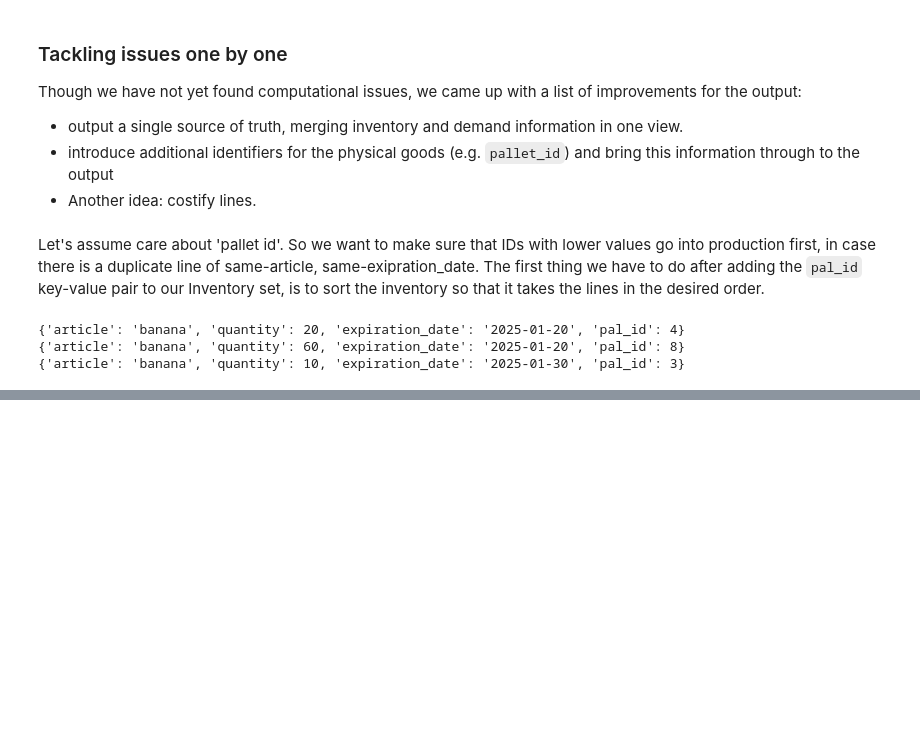
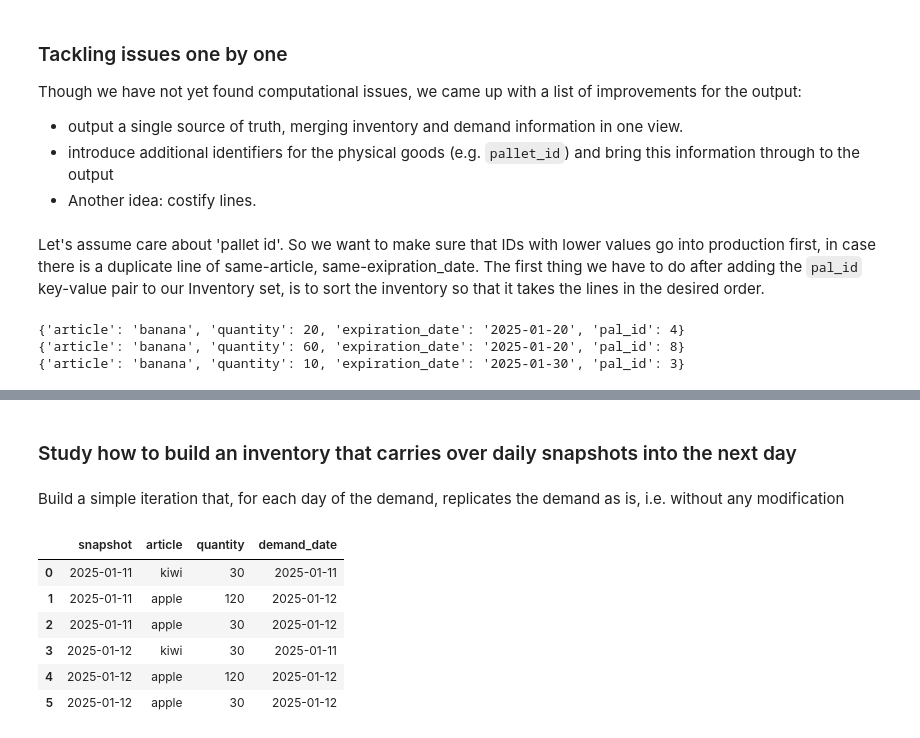
Before and after one commit to werderame/Moon, a Jupyter notebook: FEFO_Mastery/fefo_building_steps.ipynb, the cells around one changed output, grey strips where cells are left out. Saved outputs shown, nothing was run; the diff lists cells and outputs as text; code cells hidden in the pictures; blank space fills up the shorter version.

```diff
--- a/FEFO_Mastery/fefo_building_steps.ipynb
+++ b/FEFO_Mastery/fefo_building_steps.ipynb
@@ -522,0 +615,37 @@ for i in calc_inv_date:
+# %% [markdown]
+### Study how to build an inventory that carries over daily snapshots into the next day
+# %% [markdown]
+Build a simple iteration that, for each day of the demand, replicates the demand as is, i.e. without any modification
+# %%
+demand = [
+    {"article": "apple", "quantity": 120, "demand_date": "2025-01-12"},     # met: 120, um: 0
+    {"article": "apple", "quantity": 30, "demand_date": "2025-01-12"},      # met: 10, um: 20
+    {"article": "kiwi", "quantity": 30, "demand_date": "2025-01-11"}]
+# sort demand
+dem_sor = sorted(demand, key=lambda demd: demd['demand_date'])
+# demand days
+dem_days = []
+for i in dem_sor:
+    dem_days.append(i['demand_date'])
+
+un_dem_days = sorted(set(dem_days))
+
+d2d_demand = []
+for day in un_dem_days:
+    for row in dem_sor:
+        demand_row = {}
+        demand_row['snapshot'] = day
+        demand_row['article'] = row['article']
+        demand_row['quantity'] = row['quantity']
+        demand_row['demand_date'] = row['demand_date']
+        d2d_demand.append(demand_row)
+d2d_demand = pd.DataFrame(d2d_demand)
+d2d_demand
+# %% [output]
+|  | snapshot | article | quantity | demand_date |
+| 0 | 2025-01-11 | kiwi | 30 | 2025-01-11 |
+| 1 | 2025-01-11 | apple | 120 | 2025-01-12 |
+| 2 | 2025-01-11 | apple | 30 | 2025-01-12 |
+| 3 | 2025-01-12 | kiwi | 30 | 2025-01-11 |
+| 4 | 2025-01-12 | apple | 120 | 2025-01-12 |
+| 5 | 2025-01-12 | apple | 30 | 2025-01-12 |
```
Also changed, not shown: parts of 9 cells of this notebook, 1 other file.
